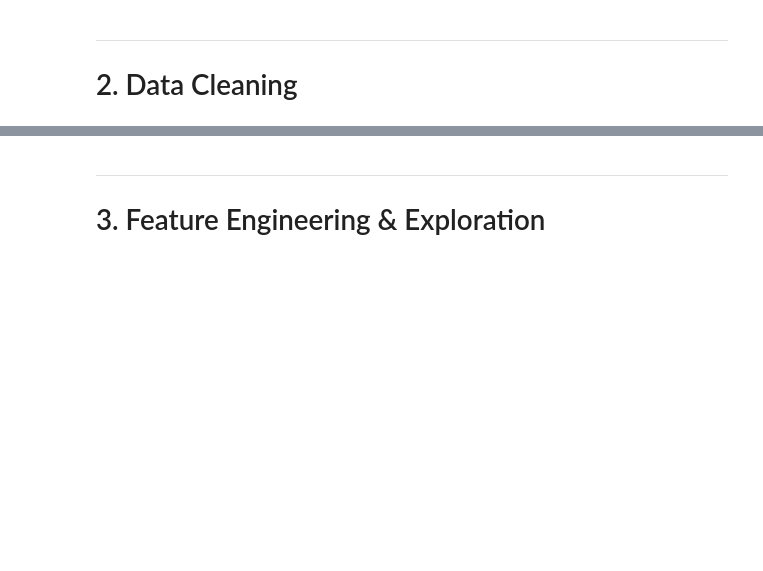
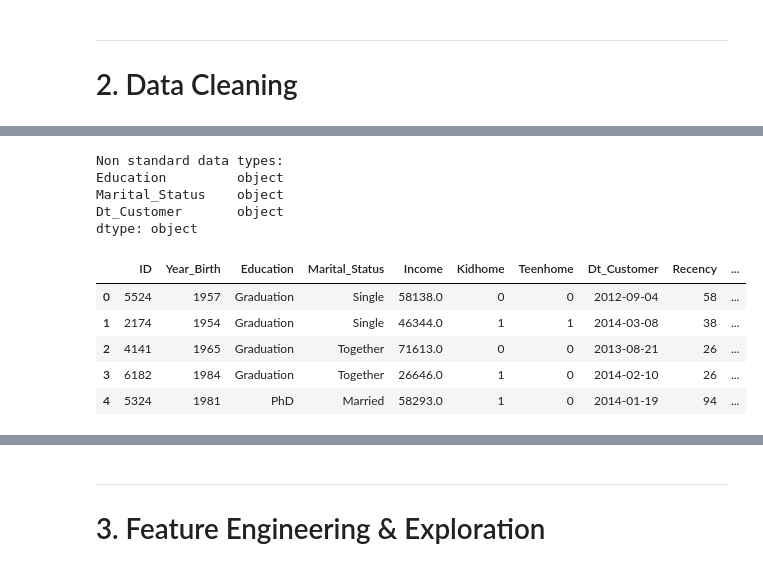
Before and after one commit to ShayanDhillon/Data200-Final-Customers, a Jupyter notebook: CustomerAnalysis.ipynb, the cells around one changed output, grey strips where cells are left out. Saved outputs shown, nothing was run; the diff lists cells and outputs as text; code cells hidden in the pictures; blank space fills up the shorter version.

```diff
--- a/CustomerAnalysis.ipynb
+++ b/CustomerAnalysis.ipynb
@@ -35,3 +41,13 @@ The IPYNB was hosted publically on GitHub with a commit history of everyones con
 # 1. Setup & Data Loading
 # %%
 #imports
+import pandas as pd
+import numpy as np
+import matplotlib.pyplot as plt
+import seaborn as sns
+
+columns_to_keep = ['ID', 'Year_Birth', 'Education', 'Marital_Status', 'Income', 'Kidhome', 'Teenhome', 'Dt_Customer', 'Recency', 'MntWines']
+
+df = pd.read_csv("marketing_campaign.csv", sep="\t")
+df = df[columns_to_keep]
+print("Data shape:", df.shape)
@@ -45,0 +101,29 @@ The IPYNB was hosted publically on GitHub with a commit history of everyones con
+# %%
+# make objects into categories
+
+print("Non standard data types:")
+print(df.select_dtypes(include=['object']).dtypes)
+
+# convert Marital_Status to category
+df['Marital_Status'] = df['Marital_Status'].astype('category')
+
+#convert education to ordinal category
+edu_order = ['Basic', 'Graduation', '2n Cycle', 'Master', 'PhD']
+df['Education'] = pd.Categorical(df['Education'], categories=edu_order, ordered=True)
+
+# convert Dt_Customer to datetime
+df['Dt_Customer'] = pd.to_datetime(df['Dt_Customer'], format='%d-%m-%Y')
+
+df.head(5)
+# %% [output]
+Non standard data types:
+Education         object
+Marital_Status    object
+Dt_Customer       object
+dtype: object
+|  | ID | Year_Birth | Education | Marital_Status | Income | Kidhome | Teenhome | Dt_Customer | Recency | ... |
+| 0 | 5524 | 1957 | Graduation | Single | 58138.0 | 0 | 0 | 2012-09-04 | 58 | ... |
+| 1 | 2174 | 1954 | Graduation | Single | 46344.0 | 1 | 1 | 2014-03-08 | 38 | ... |
+| 2 | 4141 | 1965 | Graduation | Together | 71613.0 | 0 | 0 | 2013-08-21 | 26 | ... |
+| 3 | 6182 | 1984 | Graduation | Together | 26646.0 | 1 | 0 | 2014-02-10 | 26 | ... |
+| 4 | 5324 | 1981 | PhD | Married | 58293.0 | 1 | 0 | 2014-01-19 | 94 | ... |
```
Also changed, not shown: parts of 10 cells of this notebook, 1 other file.
